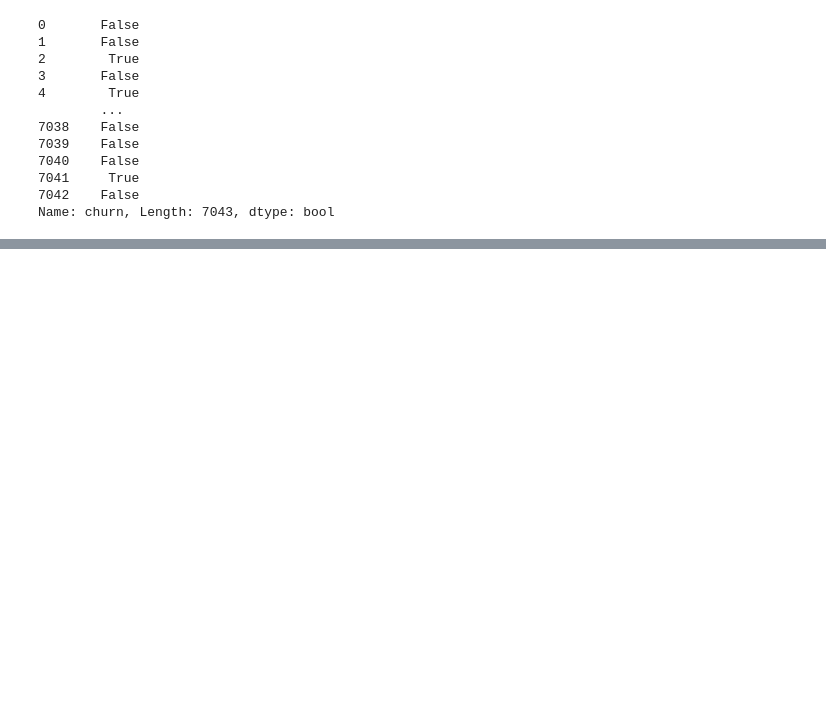
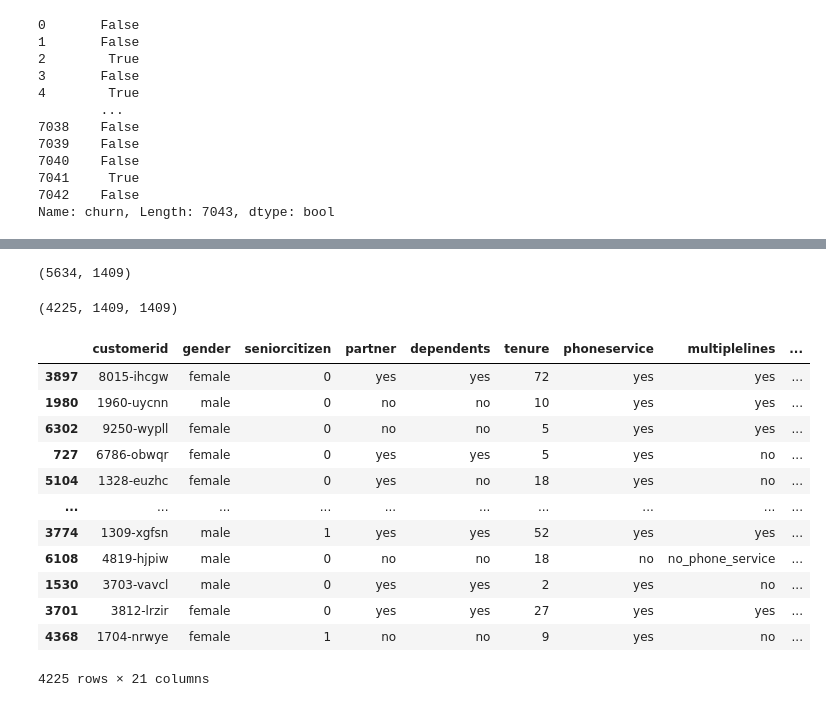
Before and after one commit to ShaniceWilliams/ml-zoomcamp, a Jupyter notebook: 03_Classification/3_Churn_prediction.ipynb, the cells around one changed output, grey strips where cells are left out. Cells and saved outputs as stored; diff of their text form; code cells hidden in the pictures; blank space fills up the shorter version.

Commit message:
Completed train/val/test split of data, and initial eda.

```diff
--- a/03_Classification/3_Churn_prediction.ipynb
+++ b/03_Classification/3_Churn_prediction.ipynb
@@ -213,0 +218,28 @@ df.churn = (df.churn == 'yes').astype(int)
+# %%
+df_full_train, df_test = train_test_split(df, test_size=0.2, random_state=1)
+# %%
+len(df_full_train), len(df_test)
+# %% [output]
+(5634, 1409)
+# %%
+df_train, df_val = train_test_split(df_full_train, test_size=0.25, random_state=1)
+# %%
+len(df_train), len(df_val), len(df_test)
+# %% [output]
+(4225, 1409, 1409)
+# %%
+df_train
+# %% [output]
+|  | customerid | gender | seniorcitizen | partner | dependents | tenure | phoneservice | multiplelines | ... |
+| 3897 | 8015-ihcgw | female | 0 | yes | yes | 72 | yes | yes | ... |
+| 1980 | 1960-uycnn | male | 0 | no | no | 10 | yes | yes | ... |
+| 6302 | 9250-wypll | female | 0 | no | no | 5 | yes | yes | ... |
+| 727 | 6786-obwqr | female | 0 | yes | yes | 5 | yes | no | ... |
+| 5104 | 1328-euzhc | female | 0 | yes | no | 18 | yes | no | ... |
+| ... | ... | ... | ... | ... | ... | ... | ... | ... | ... |
+| 3774 | 1309-xgfsn | male | 1 | yes | yes | 52 | yes | yes | ... |
+| 6108 | 4819-hjpiw | male | 0 | no | no | 18 | no | no_phone_service | ... |
+| 1530 | 3703-vavcl | male | 0 | yes | yes | 2 | yes | no | ... |
+| 3701 | 3812-lrzir | female | 0 | yes | yes | 27 | yes | yes | ... |
+| 4368 | 1704-nrwye | female | 1 | no | no | 9 | yes | no | ... |
+4225 rows × 21 columns
```
Also changed, not shown: parts of 22 cells of this notebook.
